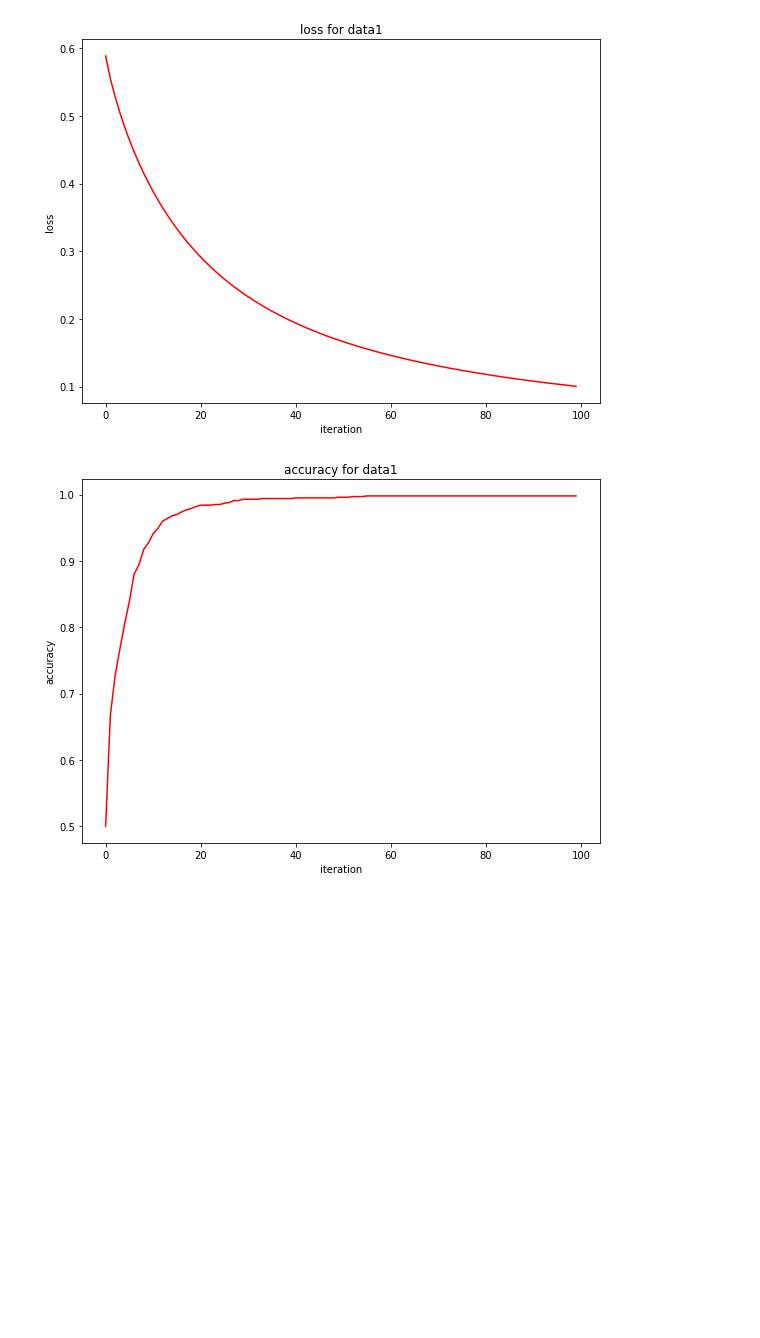
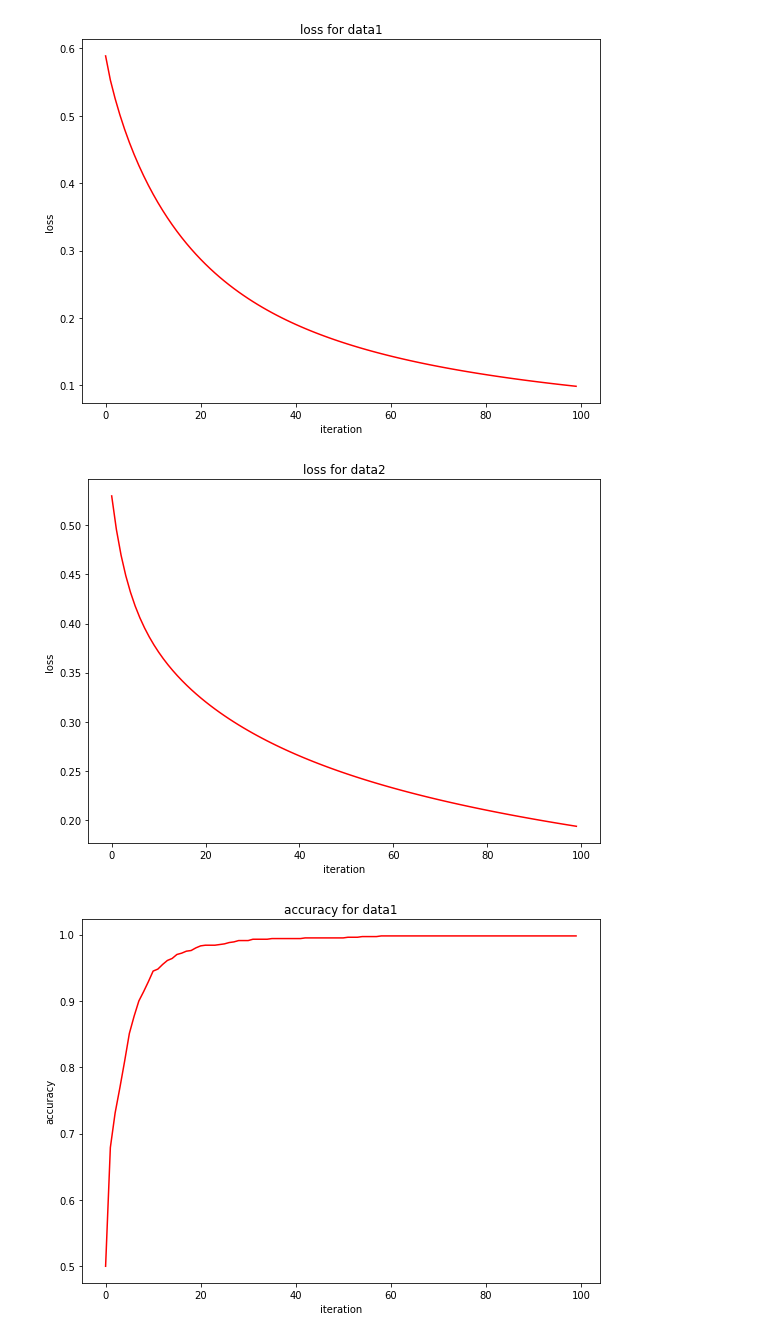
Before and after one commit to SippinHenny/machine-learing-assignments, a Jupyter notebook: assignment_09.ipynb, the cells around one changed output. Drawn from its saved outputs; the diff is of its cells as text; code cells hidden in the pictures; blank space fills up the shorter version.

```diff
--- a/assignment_09.ipynb
+++ b/assignment_09.ipynb
@@ -121,10 +121,14 @@ def compute_feature2(point):
     # ++++++++++++++++++++++++++++++++++++++++++++++++++
     # complete the blanks
     #
-    feature=np.zeros((1000,3))
-    feature[:,0]=np.tanh(point[:,0])
-    feature[:,1]=np.tanh(point[:,1])
-    feature[:,2]=np.tanh(np.matmul(point[:0],point[:,1]))
+    feature=np.ones((len(point),5))
+    feature[:,0]=point[:,0]
+    feature[:,1]=point[:,1]
+    feature[:,2]=point[:,0]**2
+    feature[:,3]=point[:,0]**3
+    # feature[:,0]=np.tanh(point[:,0])
+    # feature[:,1]=np.tanh(point[:,1])
+    # feature[:,2]=np.tanh(np.matmul(point[:,0],point[:,1]))
     #
     # ++++++++++++++++++++++++++++++++++++++++++++++++++
 
@@ -246,14 +250,13 @@ def compute_accuracy(theta, feature, label):
     # complete the blanks
     #
     count=0
-    for i in range(len(feature)):
+    for i in range(1000):
         if compute_logistic_regression(theta,feature)[i]>=0.5 and label[i] == 1:
             count=count+1
         elif compute_logistic_regression(theta,feature)[i]<0.5 and label[i] == 0:
             count=count+1
-        else:
-            count=count
-    accuracy=count/1000
+
+    accuracy=count/len(label)
 
     #
     # ++++++++++++++++++++++++++++++++++++++++++++++++++
@@ -266,10 +269,10 @@ data1_number_iteration   = 100
 data2_number_iteration   = 100
 
 data1_learning_rate   = 0.1
-data2_learning_rate   = 0.1
+data2_learning_rate   = 0.7
 
-data1_number_feature    = 3
-data2_number_feature    = 3
+data1_number_feature    = 4
+data2_number_feature    = 5
 
 theta1  = np.zeros(data1_number_feature)
 theta2  = np.zeros(data2_number_feature)
@@ -279,4 +282,3 @@ data2_loss_iteration  = np.zeros(data2_number_iteration)
 
 data1_accuracy_iteration    = np.zeros(data1_number_iteration)
 data2_accuracy_iteration    = np.zeros(data2_number_iteration)
-print(compute_logistic_regression(theta1,compute_feature1(data1_point)))
@@ -323,9 +307,9 @@ for i in range(data2_number_iteration):
     # ++++++++++++++++++++++++++++++++++++++++++++++++++
     # complete the blanks
     #
-    theta2      = theta1-data1_learning_rate*compute_gradient(theta1,compute_feature1(data1_point),data1_label)
-    loss2       =
-    accuracy2   =
+    theta2      = theta2-data2_learning_rate*compute_gradient(theta2,compute_feature2(data2_point),data2_label)
+    loss2       = compute_loss(theta2,compute_feature2(data2_point),data2_label)
+    accuracy2   = compute_accuracy(theta2,compute_feature2(data2_point),data2_label)
 
     #
     # ++++++++++++++++++++++++++++++++++++++++++++++++++
@@ -386,15 +374,18 @@ function_result_05()
 # %%
 def function_result_06():
 
     plt.figure(figsize=(8,6))
     plt.title('loss for data2')
 
     plt.plot(data2_loss_iteration, '-', color='red')
     plt.xlabel('iteration')
     plt.ylabel('loss')
 
     plt.tight_layout()
     plt.show()
+function_result_06()
+# %% [output]
+[figure, added]
 # %%
 def function_result_07():
 
```
Also changed, not shown: parts of 10 cells of this notebook, 1 other file.
